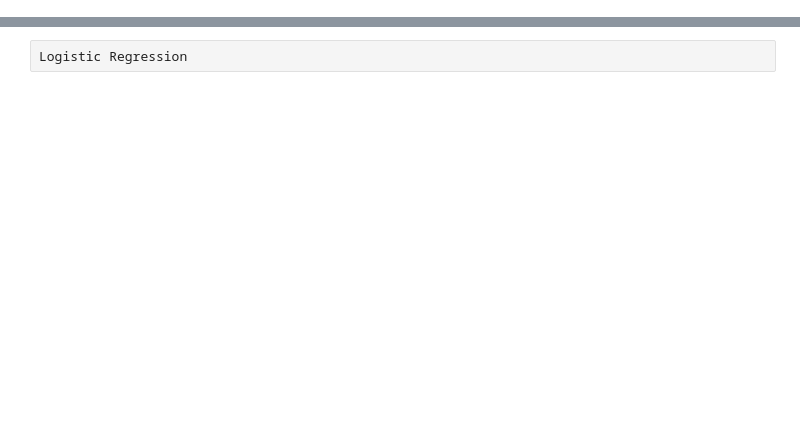
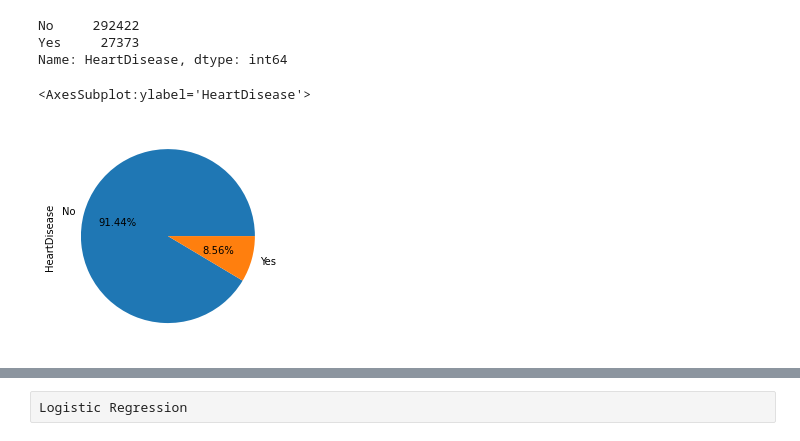
Before and after one commit to RabiLama1/Heart_Disease_Prediction, a Jupyter notebook: Heart_Disease_Prediction.ipynb, the cells around one changed output, grey strips where cells are left out. Cells and saved outputs as stored; diff of their text form; code cells hidden in the pictures; blank space fills up the shorter version.

```diff
--- a/Heart_Disease_Prediction.ipynb
+++ b/Heart_Disease_Prediction.ipynb
@@ -133,0 +6,2 @@ Name: target, Length: 303, dtype: int64
+# %%
+data = pd.read_csv("/home/rabi/Desktop/Project/HD/heart_2020_cleaned.csv")
@@ -133,0 +82,11 @@ Name: target, Length: 303, dtype: int64
+# %%
+data['HeartDisease'].value_counts()
+# %% [output]
+No     292422
+Yes     27373
+Name: HeartDisease, dtype: int64
+# %%
+data['HeartDisease'].value_counts().plot.pie(autopct='%1.2f%%')
+# %% [output]
+<AxesSubplot:ylabel='HeartDisease'>
+[figure, added]
```
Also changed, not shown: parts of 148 cells of this notebook, 2 other files.
